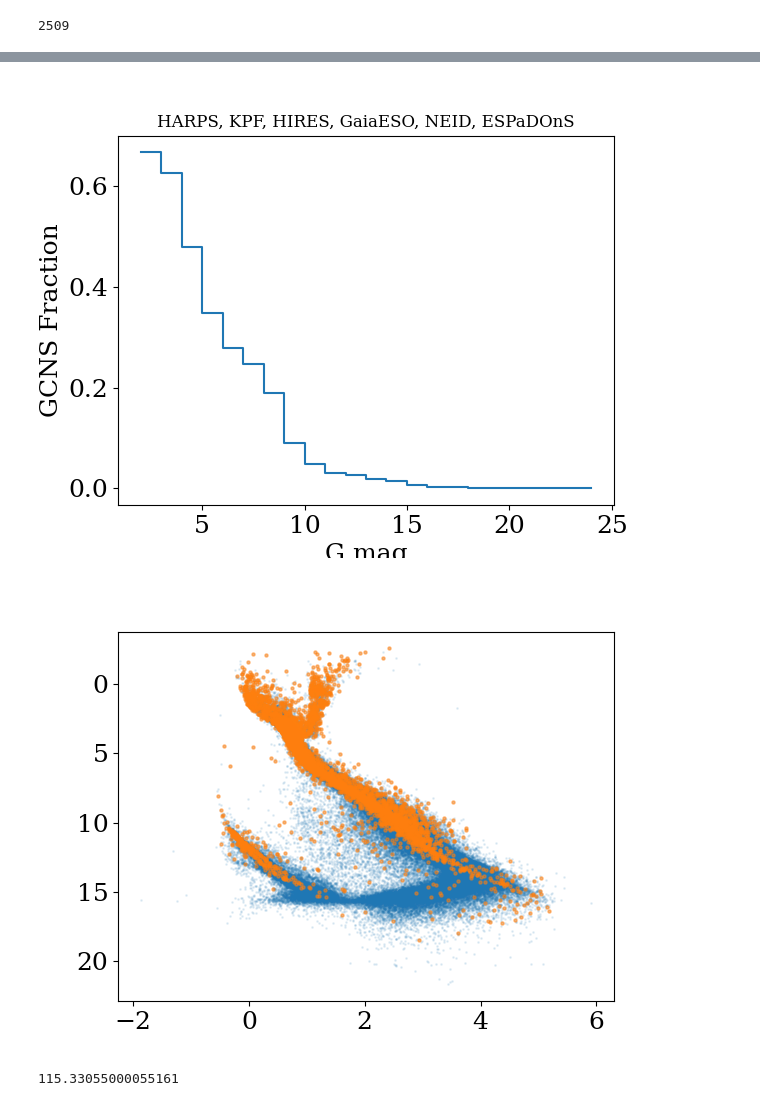
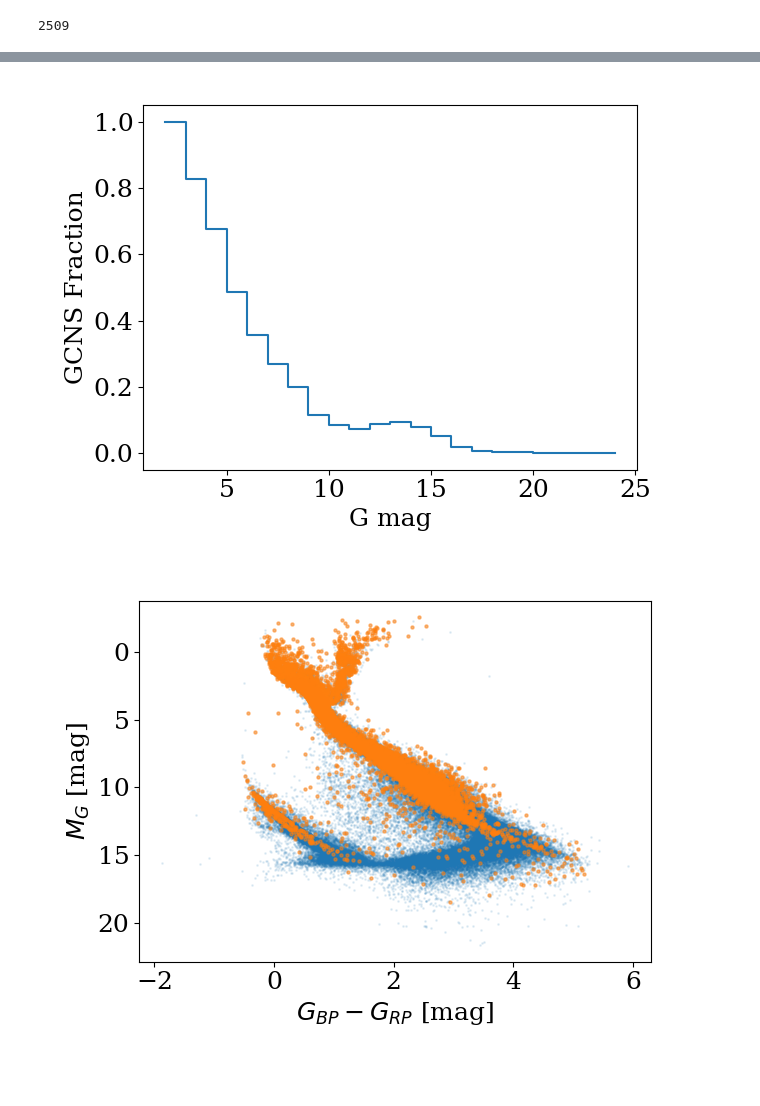
Before and after one commit to jradavenport/spectro100, a Jupyter notebook: gathering data.ipynb, the cells around one changed output, grey strips where cells are left out. Saved outputs shown, nothing was run; the diff lists cells and outputs as text; code cells hidden in the pictures.

```diff
--- a/gathering data.ipynb
+++ b/gathering data.ipynb
@@ -257,0 +376,7 @@ GaiaESO_C.dec.value[Gdx[0]][-1]
+# %%
+carok = np.isfinite(car['jradeg']) & np.isfinite(car['jdedeg'])
+print(np.sum(carok))
+car_c = SkyCoord(car['jradeg'][carok], car['jdedeg'][carok], unit=(u.deg, u.deg))
+cardx = GCNS_c.match_to_catalog_sky(car_c)
+carmtch = cardx[0][cardx[1].to('arcsec').value < 5]
+print(sum(cardx[1].to('arcsec').value < 5))
@@ -257,0 +386,4 @@ GaiaESO_C.dec.value[Gdx[0]][-1]
+# %%
+# GALAH
+gal=Table.read('emma_data/GALAH/galah_dr4_vac_wise_tmass_gaiadr3_240705.fits', format='fits')
+# gal
@@ -257,0 +408,7 @@ GaiaESO_C.dec.value[Gdx[0]][-1]
+# %%
+# gal['source_id']
+galok = np.isfinite(gal['ra']) & np.isfinite(gal['dec'])
+gal_c = SkyCoord(gal['ra'].value[galok], gal['dec'].value[galok], unit=(u.deg, u.deg))
+gadx = GCNS_c.match_to_catalog_sky(gal_c)
+gamtch = gadx[0][gadx[1].to('arcsec').value < 5]
+print(sum(gadx[1].to('arcsec').value < 5))
@@ -281,0 +440,17 @@ plt.yscale('log')
+# %%
+sep = 5
+# WHICH stars Haz Spectra?
+HasSpec = ((Gdx[1].to('arcsec').value < sep) + # GaiaESO
+           (Hidx[1].to('arcsec').value < sep) + #HIRES
+           (HAdx[1].to('arcsec').value < sep) + #HARPS
+           (kdx[1].to('arcsec').value < sep) + #KPF
+           (edx[1].to('arcsec').value < sep) + #Espadons
+           (ndx[1].to('arcsec').value < sep) + #NEID
+           (odx[1].to('arcsec').value < sep) + #OWLS
+           (adx[1].to('arcsec').value < sep) + #APF
+           (mdx[1].to('arcsec').value < sep) + # melchiors
+           (gadx[1].to('arcsec').value < sep) + #GALAH
+           (exdx[1].to('arcsec').value < sep) + #ESPRESSO
+           (cardx[1].to('arcsec').value < sep) # CARMENES
+          )
+print(sum(HasSpec))
@@ -309,24 +490,26 @@ plt.plot()
 plt.step(B2[1:], N1/N2)
 plt.xlabel('G mag')
 plt.ylabel('GCNS Fraction')
-plt.title('HARPS, KPF, HIRES, GaiaESO, NEID, ESPaDOnS',fontsize=12)
-
+# plt.title('HARPS, KPF, HIRES, GaiaESO, NEID, ESPaDOnS',fontsize=12)
+plt.tight_layout()
 plt.savefig('frac_v2.png', dpi=150, bbox_inches='tight', pad_inches=0.25)
 # %% [output]
-[figure, old version]
+[figure, new version]
 # %%
-GCNSdf = GCNS.to_pandas()
+# GCNSdf = GCNS.to_pandas()
 plt.figure()
 _ = plt.scatter(GCNSdf['PHOT_BP_MEAN_MAG'].values - GCNSdf['PHOT_RP_MEAN_MAG'].values,
                GCNSdf['PHOT_G_MEAN_MAG'].values - 5*np.log10(GCNSdf['DIST_50'].values*1000) + 5, s=1,alpha=0.1)
 
 _ = plt.scatter(GCNSdf['PHOT_BP_MEAN_MAG'].values[HasSpec] - GCNSdf['PHOT_RP_MEAN_MAG'].values[HasSpec],
                GCNSdf['PHOT_G_MEAN_MAG'].values[HasSpec] - 5*np.log10(GCNSdf['DIST_50'].values[HasSpec]*1000) + 5, s=5, alpha=0.5)
 
+
+
 plt.gca().invert_yaxis()
+
+plt.xlabel('$G_{BP} - G_{RP}$ [mag]')
+plt.ylabel('$M_G$ [mag]')
+plt.tight_layout()
 # %% [output]
-[figure, old version]
+[figure, new version]
-# %%
-np.max(GCNSdf['DIST_50'].values[HasSpec]*1000)
-# %% [output]
-115.33055000055161
```
Also changed, not shown: parts of 30 cells of this notebook, 11 other files.
